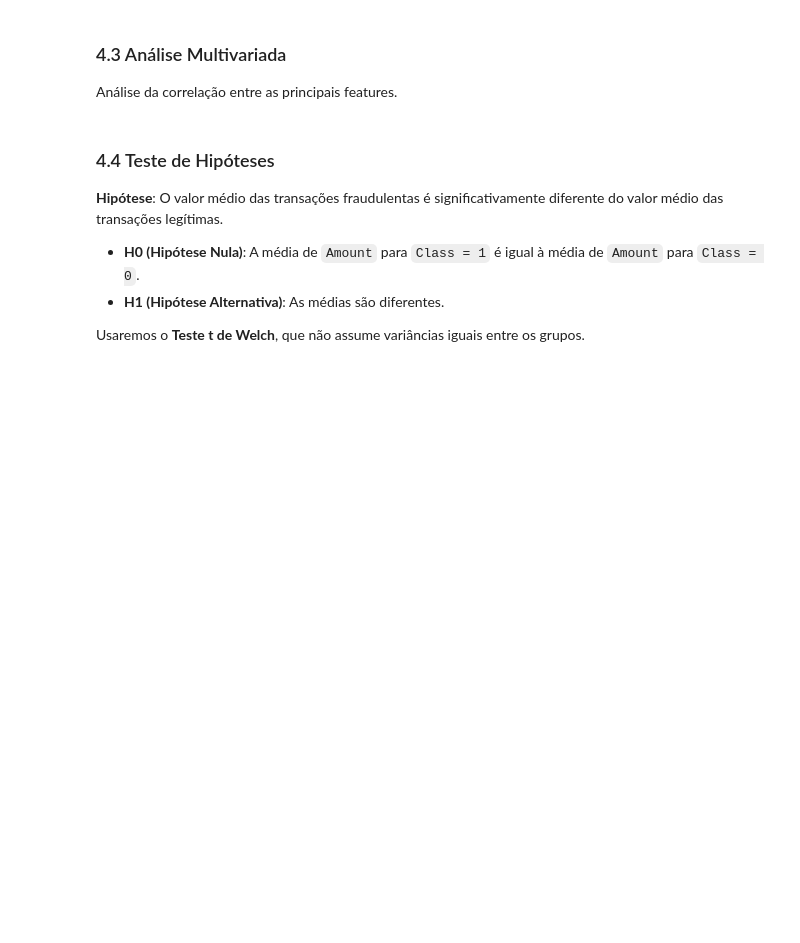
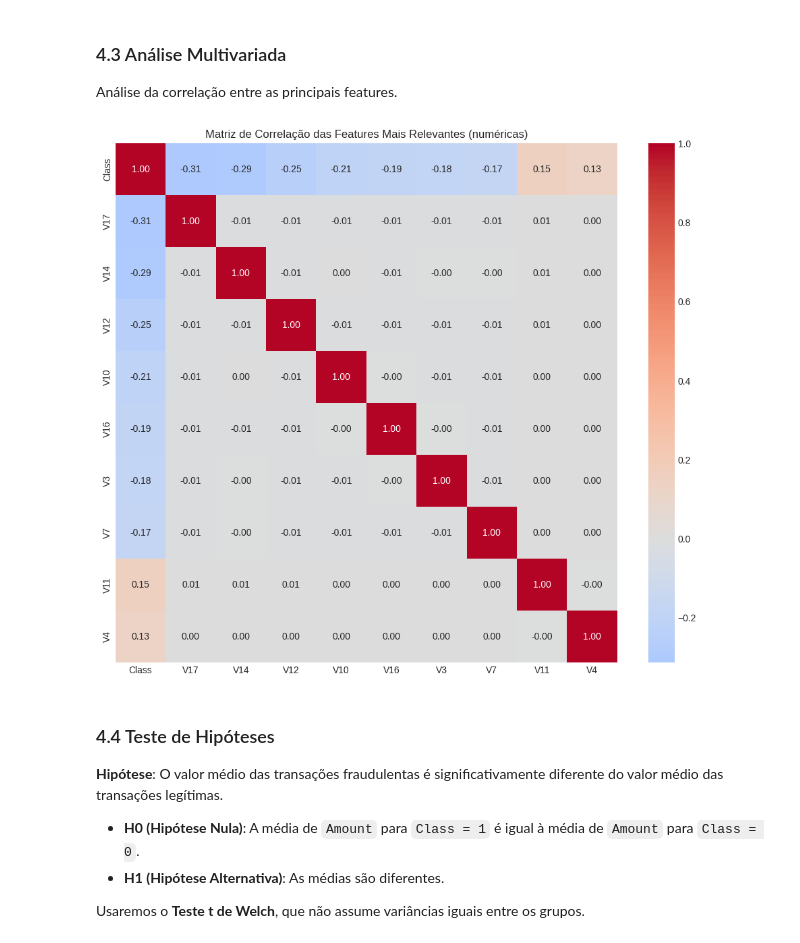
Before and after one commit to RicardoPXavier/Ciecia_dados_final, a Jupyter notebook: 3.ipynb, the cells around one changed output. Drawn from its saved outputs; the diff is of its cells as text; code cells hidden in the pictures; blank space fills up the shorter version.

```diff
--- a/3.ipynb
+++ b/3.ipynb
@@ -351,14 +459,24 @@ plt.show()
 Análise da correlação entre as principais features.
 # %%
 # Matriz de correlação com as features mais correlacionadas com 'Class'
-corr = df_clean.corr()
-top_corr_features = corr.nlargest(10, 'Class')['Class'].index
-corr_map = df_clean[top_corr_features].corr()
+# Ensure we only use numeric columns for correlation (categorical columns like TimeOfDay will break .corr())
+numeric_df = df_clean.select_dtypes(include=[np.number]).copy()
+# If 'Class' is not numeric (unlikely), coerce it to int
+if 'Class' not in numeric_df.columns and 'Class' in df_clean.columns:
+    numeric_df['Class'] = df_clean['Class'].astype(int)
+# Compute correlation matrix on numeric columns
+corr = numeric_df.corr()
+# Select top 10 features most correlated with Class (by absolute correlation)
+top_corr_features = corr['Class'].abs().nlargest(10).index.tolist()
+# Build correlation map from the numeric subset using only the selected features
+corr_map = numeric_df[top_corr_features].corr()
 
 plt.figure(figsize=(12, 10))
-sns.heatmap(corr_map, annot=True, cmap='coolwarm', fmt=".2f")
-plt.title('Matriz de Correlação das Features Mais Relevantes')
+sns.heatmap(corr_map, annot=True, cmap='coolwarm', fmt=".2f", center=0)
+plt.title('Matriz de Correlação das Features Mais Relevantes (numéricas)')
 plt.show()
+# %% [output]
+[figure, added]
 # %% [markdown]
 ### 4.4 Teste de Hipóteses
 
```
Also changed, not shown: parts of 13 cells of this notebook, 2 other files.
